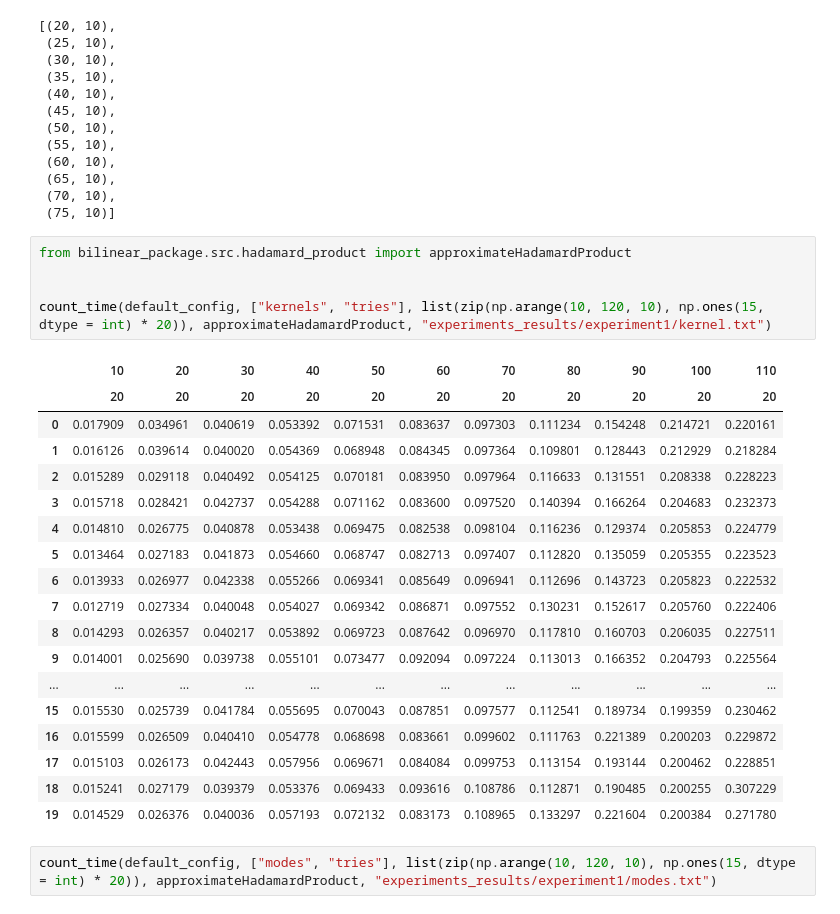
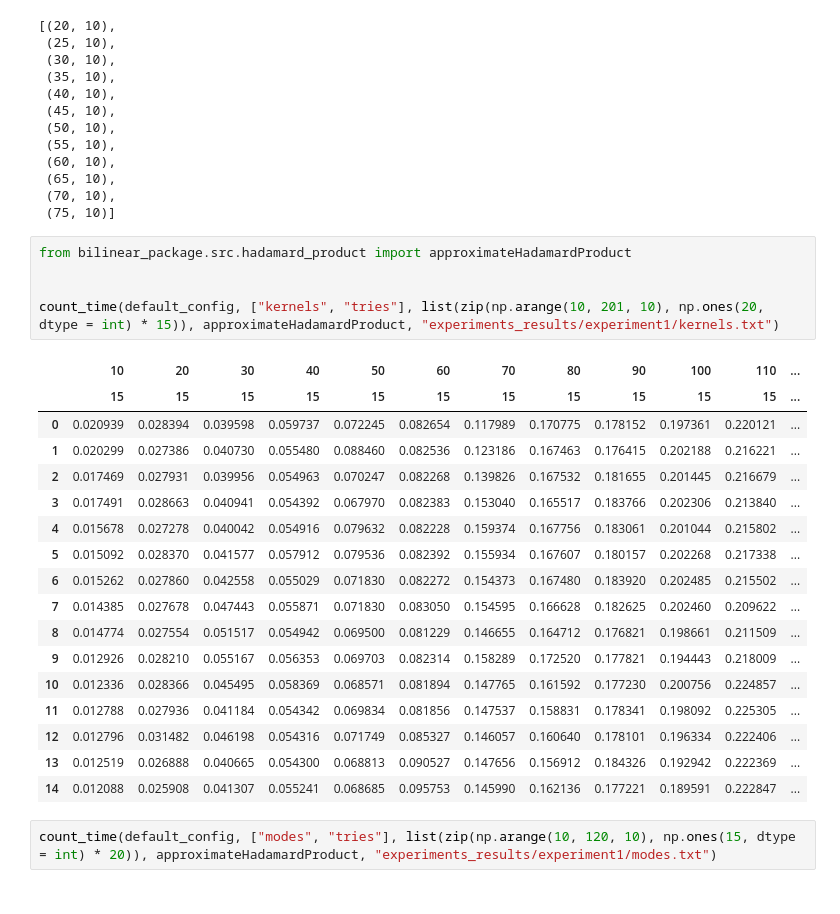
Before and after one commit to divanik/Randomized_tensor_bilinear_operations, a Jupyter notebook: experiment1.ipynb, the cells around one changed output. Saved outputs shown, nothing was run; the diff lists cells and outputs as text.

Commit message:
experiments

```diff
--- a/experiment1.ipynb
+++ b/experiment1.ipynb
@@ -48,27 +45,26 @@ list(zip(np.arange(20, 80, 5), np.ones(13, dtype = int) * 10))
 # %%
 from bilinear_package.src.hadamard_product import approximateHadamardProduct
 
 
-count_time(default_config, ["kernels", "tries"], list(zip(np.arange(10, 120, 10), np.ones(15, dtype = int) * 20)), approximateHadamardProduct, "experiments_results/experiment1/kernel.txt")
+count_time(default_config, ["kernels", "tries"], list(zip(np.arange(10, 201, 10), np.ones(20, dtype = int) * 15)), approximateHadamardProduct, "experiments_results/experiment1/kernels.txt")
 # %% [output]
-|  | 10 | 20 | 30 | 40 | 50 | 60 | 70 | 80 | 90 | 100 | 110 |
-|  | 20 | 20 | 20 | 20 | 20 | 20 | 20 | 20 | 20 | 20 | 20 |
-| 0 | 0.017909 | 0.034961 | 0.040619 | 0.053392 | 0.071531 | 0.083637 | 0.097303 | 0.111234 | 0.154248 | 0.214721 | 0.220161 |
-| 1 | 0.016126 | 0.039614 | 0.040020 | 0.054369 | 0.068948 | 0.084345 | 0.097364 | 0.109801 | 0.128443 | 0.212929 | 0.218284 |
-| 2 | 0.015289 | 0.029118 | 0.040492 | 0.054125 | 0.070181 | 0.083950 | 0.097964 | 0.116633 | 0.131551 | 0.208338 | 0.228223 |
-| 3 | 0.015718 | 0.028421 | 0.042737 | 0.054288 | 0.071162 | 0.083600 | 0.097520 | 0.140394 | 0.166264 | 0.204683 | 0.232373 |
-| 4 | 0.014810 | 0.026775 | 0.040878 | 0.053438 | 0.069475 | 0.082538 | 0.098104 | 0.116236 | 0.129374 | 0.205853 | 0.224779 |
-| 5 | 0.013464 | 0.027183 | 0.041873 | 0.054660 | 0.068747 | 0.082713 | 0.097407 | 0.112820 | 0.135059 | 0.205355 | 0.223523 |
-| 6 | 0.013933 | 0.026977 | 0.042338 | 0.055266 | 0.069341 | 0.085649 | 0.096941 | 0.112696 | 0.143723 | 0.205823 | 0.222532 |
-| 7 | 0.012719 | 0.027334 | 0.040048 | 0.054027 | 0.069342 | 0.086871 | 0.097552 | 0.130231 | 0.152617 | 0.205760 | 0.222406 |
-| 8 | 0.014293 | 0.026357 | 0.040217 | 0.053892 | 0.069723 | 0.087642 | 0.096970 | 0.117810 | 0.160703 | 0.206035 | 0.227511 |
-| 9 | 0.014001 | 0.025690 | 0.039738 | 0.055101 | 0.073477 | 0.092094 | 0.097224 | 0.113013 | 0.166352 | 0.204793 | 0.225564 |
-| ... | ... | ... | ... | ... | ... | ... | ... | ... | ... | ... | ... |
-| 15 | 0.015530 | 0.025739 | 0.041784 | 0.055695 | 0.070043 | 0.087851 | 0.097577 | 0.112541 | 0.189734 | 0.199359 | 0.230462 |
-| 16 | 0.015599 | 0.026509 | 0.040410 | 0.054778 | 0.068698 | 0.083661 | 0.099602 | 0.111763 | 0.221389 | 0.200203 | 0.229872 |
-| 17 | 0.015103 | 0.026173 | 0.042443 | 0.057956 | 0.069671 | 0.084084 | 0.099753 | 0.113154 | 0.193144 | 0.200462 | 0.228851 |
-| 18 | 0.015241 | 0.027179 | 0.039379 | 0.053376 | 0.069433 | 0.093616 | 0.108786 | 0.112871 | 0.190485 | 0.200255 | 0.307229 |
-| 19 | 0.014529 | 0.026376 | 0.040036 | 0.057193 | 0.072132 | 0.083173 | 0.108965 | 0.133297 | 0.221604 | 0.200384 | 0.271780 |
+|  | 10 | 20 | 30 | 40 | 50 | 60 | 70 | 80 | 90 | 100 | 110 | ... |
+|  | 15 | 15 | 15 | 15 | 15 | 15 | 15 | 15 | 15 | 15 | 15 | ... |
+| 0 | 0.020939 | 0.028394 | 0.039598 | 0.059737 | 0.072245 | 0.082654 | 0.117989 | 0.170775 | 0.178152 | 0.197361 | 0.220121 | ... |
+| 1 | 0.020299 | 0.027386 | 0.040730 | 0.055480 | 0.088460 | 0.082536 | 0.123186 | 0.167463 | 0.176415 | 0.202188 | 0.216221 | ... |
+| 2 | 0.017469 | 0.027931 | 0.039956 | 0.054963 | 0.070247 | 0.082268 | 0.139826 | 0.167532 | 0.181655 | 0.201445 | 0.216679 | ... |
+| 3 | 0.017491 | 0.028663 | 0.040941 | 0.054392 | 0.067970 | 0.082383 | 0.153040 | 0.165517 | 0.183766 | 0.202306 | 0.213840 | ... |
+| 4 | 0.015678 | 0.027278 | 0.040042 | 0.054916 | 0.079632 | 0.082228 | 0.159374 | 0.167756 | 0.183061 | 0.201044 | 0.215802 | ... |
+| 5 | 0.015092 | 0.028370 | 0.041577 | 0.057912 | 0.079536 | 0.082392 | 0.155934 | 0.167607 | 0.180157 | 0.202268 | 0.217338 | ... |
+| 6 | 0.015262 | 0.027860 | 0.042558 | 0.055029 | 0.071830 | 0.082272 | 0.154373 | 0.167480 | 0.183920 | 0.202485 | 0.215502 | ... |
+| 7 | 0.014385 | 0.027678 | 0.047443 | 0.055871 | 0.071830 | 0.083050 | 0.154595 | 0.166628 | 0.182625 | 0.202460 | 0.209622 | ... |
+| 8 | 0.014774 | 0.027554 | 0.051517 | 0.054942 | 0.069500 | 0.081229 | 0.146655 | 0.164712 | 0.176821 | 0.198661 | 0.211509 | ... |
+| 9 | 0.012926 | 0.028210 | 0.055167 | 0.056353 | 0.069703 | 0.082314 | 0.158289 | 0.172520 | 0.177821 | 0.194443 | 0.218009 | ... |
+| 10 | 0.012336 | 0.028366 | 0.045495 | 0.058369 | 0.068571 | 0.081894 | 0.147765 | 0.161592 | 0.177230 | 0.200756 | 0.224857 | ... |
+| 11 | 0.012788 | 0.027936 | 0.041184 | 0.054342 | 0.069834 | 0.081856 | 0.147537 | 0.158831 | 0.178341 | 0.198092 | 0.225305 | ... |
+| 12 | 0.012796 | 0.031482 | 0.046198 | 0.054316 | 0.071749 | 0.085327 | 0.146057 | 0.160640 | 0.178101 | 0.196334 | 0.222406 | ... |
+| 13 | 0.012519 | 0.026888 | 0.040665 | 0.054300 | 0.068813 | 0.090527 | 0.147656 | 0.156912 | 0.184326 | 0.192942 | 0.222369 | ... |
+| 14 | 0.012088 | 0.025908 | 0.041307 | 0.055241 | 0.068685 | 0.095753 | 0.145990 | 0.162136 | 0.177221 | 0.189591 | 0.222847 | ... |
 # %%
 count_time(default_config, ["modes", "tries"], list(zip(np.arange(10, 120, 10), np.ones(15, dtype = int) * 20)), approximateHadamardProduct, "experiments_results/experiment1/modes.txt")
 # %% [output]
```
Also changed, not shown: parts of 1 cell of this notebook, 10 other files.
